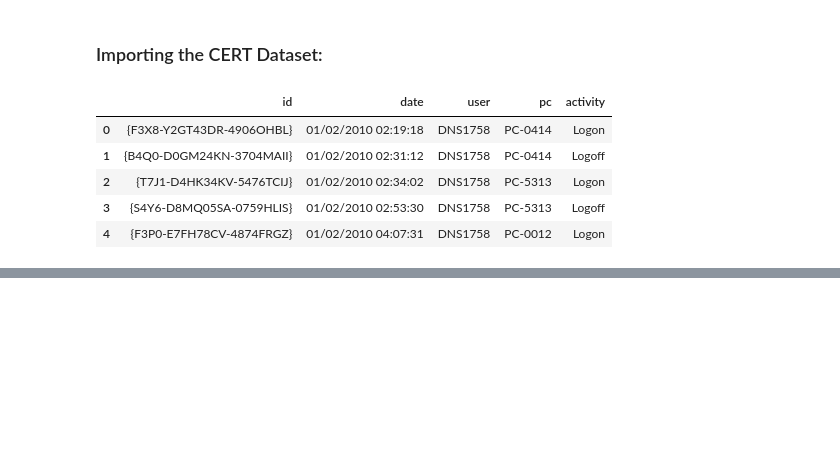
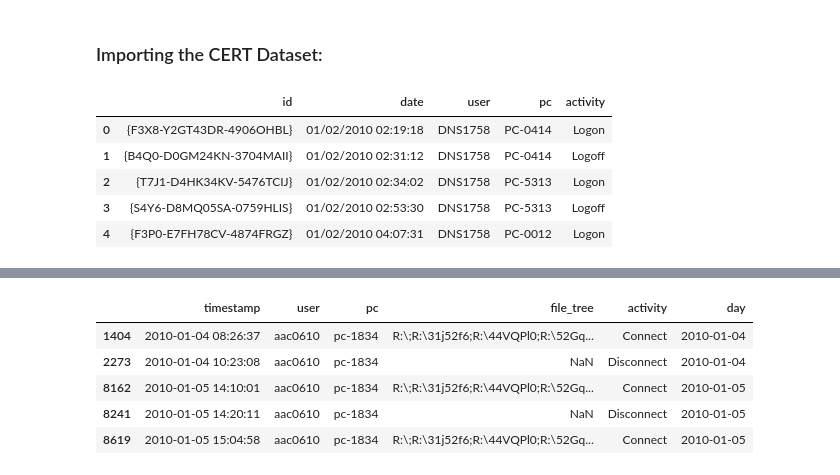
Before and after one commit to Aaron-Loera/Insider-Threat-Detection, a Jupyter notebook: CERT_Preprocessing.ipynb, the cells around one changed output, grey strips where cells are left out. Cells and saved outputs as stored; diff of their text form; code cells hidden in the pictures; blank space fills up the shorter version.

```diff
--- a/CERT_Preprocessing.ipynb
+++ b/CERT_Preprocessing.ipynb
@@ -56,0 +132,9 @@ emails.head()
+# %%
+norm_devices.head()
+# %% [output]
+|  | timestamp | user | pc | file_tree | activity | day |
+| 1404 | 2010-01-04 08:26:37 | aac0610 | pc-1834 | R:\;R:\31j52f6;R:\44VQPl0;R:\52Gq... | Connect | 2010-01-04 |
+| 2273 | 2010-01-04 10:23:08 | aac0610 | pc-1834 | NaN | Disconnect | 2010-01-04 |
+| 8162 | 2010-01-05 14:10:01 | aac0610 | pc-1834 | R:\;R:\31j52f6;R:\44VQPl0;R:\52Gq... | Connect | 2010-01-05 |
+| 8241 | 2010-01-05 14:20:11 | aac0610 | pc-1834 | NaN | Disconnect | 2010-01-05 |
+| 8619 | 2010-01-05 15:04:58 | aac0610 | pc-1834 | R:\;R:\31j52f6;R:\44VQPl0;R:\52Gq... | Connect | 2010-01-05 |
```
Also changed, not shown: parts of 10 cells of this notebook.
